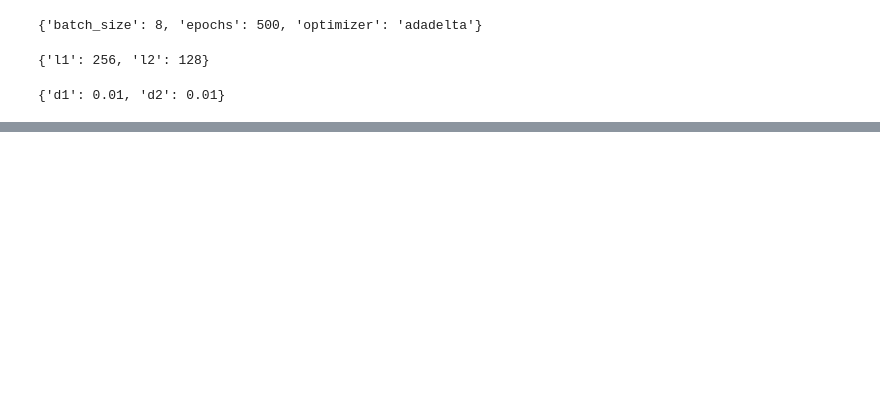
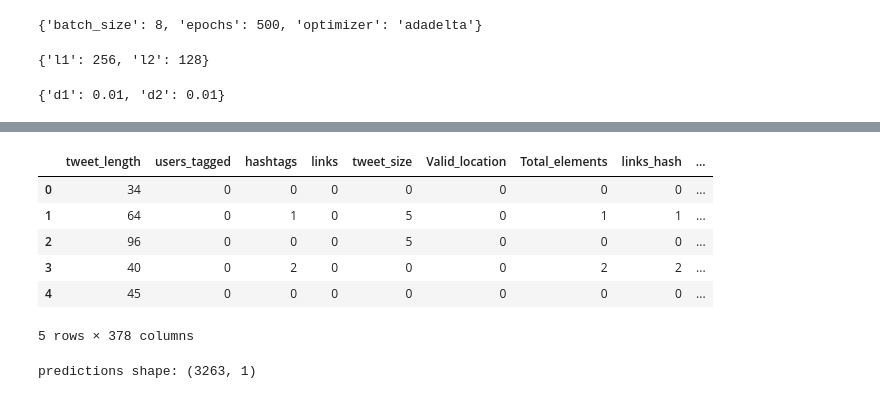
Before and after one commit to IgnacioCarol/Tp2Datos, a Jupyter notebook: TP2 (wip).ipynb, the cells around one changed output, grey strips where cells are left out. Drawn from its saved outputs; the diff is of its cells as text; code cells hidden in the pictures; blank space fills up the shorter version.

```diff
--- a/TP2 (wip).ipynb
+++ b/TP2 (wip).ipynb
@@ -2001,4 +2001,18 @@ test loss, test acc: [0.42617130279541016, 0.8293963074684143]
+# %%
+testCSV = pd.read_csv('./testWithFeatures.csv')
+x_predict = testCSV.drop(['id', 'text', 'keyword', 'location'], axis=1)
+x_predict.head()
+# %% [output]
+|  | tweet_length | users_tagged | hashtags | links | tweet_size | Valid_location | Total_elements | links_hash | ... |
+| 0 | 34 | 0 | 0 | 0 | 0 | 0 | 0 | 0 | ... |
+| 1 | 64 | 0 | 1 | 0 | 5 | 0 | 1 | 1 | ... |
+| 2 | 96 | 0 | 0 | 0 | 5 | 0 | 0 | 0 | ... |
+| 3 | 40 | 0 | 2 | 0 | 0 | 0 | 2 | 2 | ... |
+| 4 | 45 | 0 | 0 | 0 | 0 | 0 | 0 | 0 | ... |
+5 rows × 378 columns
 # %%
 # (0.2, 0.01) -> 0.8293963074684143
-predictions = model.predict(x_test[:3])
+predictions = model.predict_classes(x_predict)
 print("predictions shape:", predictions.shape)
+# %% [output]
+predictions shape: (3263, 1)
```
Also changed, not shown: parts of 9 cells of this notebook, 3 other files.
